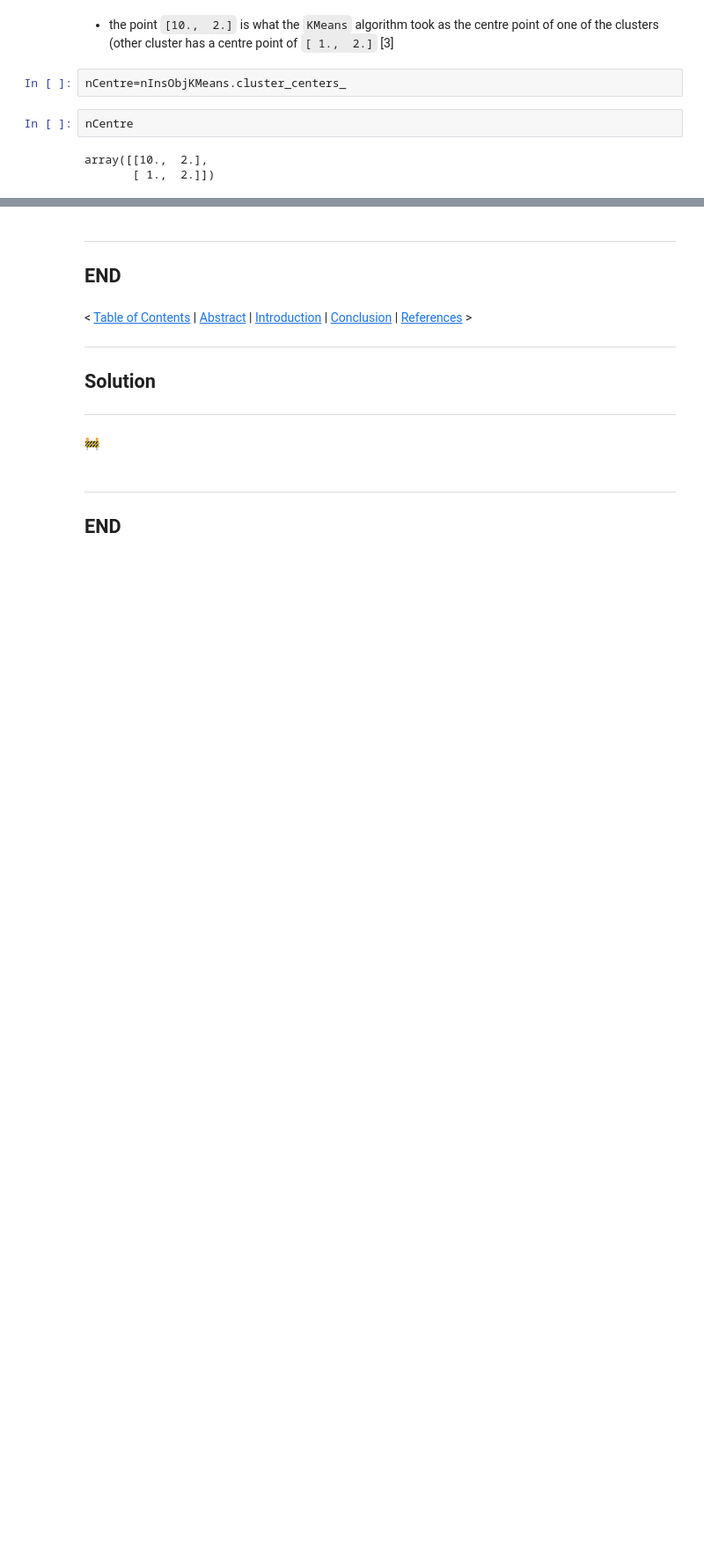
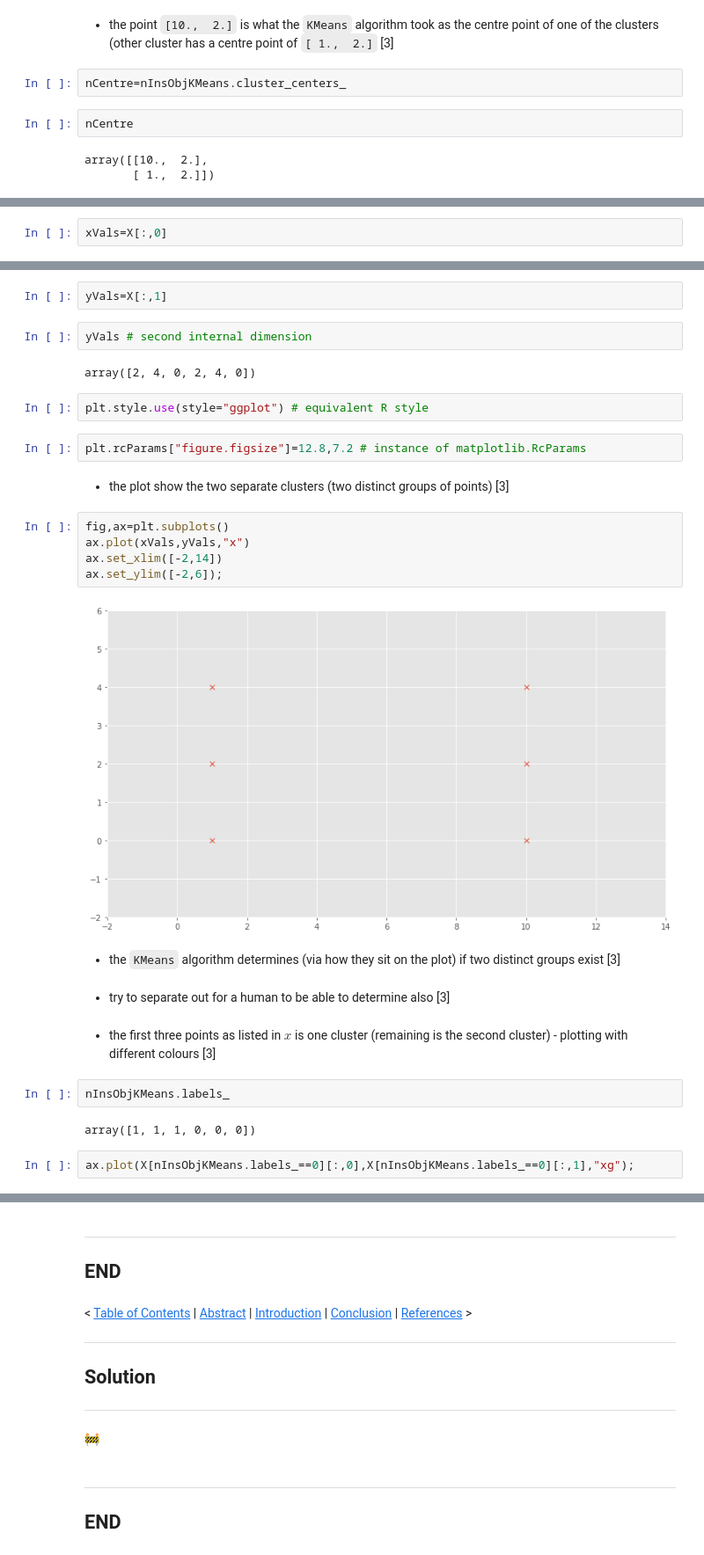
Before and after one commit to SeanOhAileasa/mls-scikit-learn-scipy-stats, a Jupyter notebook: scikit-learn.ipynb, the cells around one changed output, grey strips where cells are left out. Shown: that part at 88% size. Saved outputs shown, nothing was run; the diff lists cells and outputs as text; blank space fills up the shorter version.

```diff
--- a/scikit-learn.ipynb
+++ b/scikit-learn.ipynb
@@ -436,0 +476,2 @@ exit()
+# %%
+xVals=X[:,0]
@@ -436,0 +482,31 @@ exit()
+# %%
+yVals=X[:,1]
+# %%
+yVals # second internal dimension
+# %% [output]
+array([2, 4, 0, 2, 4, 0])
+# %%
+plt.style.use(style="ggplot") # equivalent R style
+# %%
+plt.rcParams["figure.figsize"]=12.8,7.2 # instance of matplotlib.RcParams
+# %% [markdown]
+- the plot show the two separate clusters (two distinct groups of points) [3]
+# %%
+fig,ax=plt.subplots()
+ax.plot(xVals,yVals,"x")
+ax.set_xlim([-2,14])
+ax.set_ylim([-2,6]);
+# %% [output]
+[figure, added]
+# %% [markdown]
+- the ``KMeans`` algorithm determines (via how they sit on the plot) if two distinct groups exist [3]
+# %% [markdown]
+- try to separate out for a human to be able to determine also [3]
+# %% [markdown]
+- the first three points as listed in $x$ is one cluster (remaining is the second cluster) - plotting with different colours [3]
+# %%
+nInsObjKMeans.labels_
+# %% [output]
+array([1, 1, 1, 0, 0, 0])
+# %%
+ax.plot(X[nInsObjKMeans.labels_==0][:,0],X[nInsObjKMeans.labels_==0][:,1],"xg");
```
Also changed, not shown: parts of 35 cells of this notebook.
